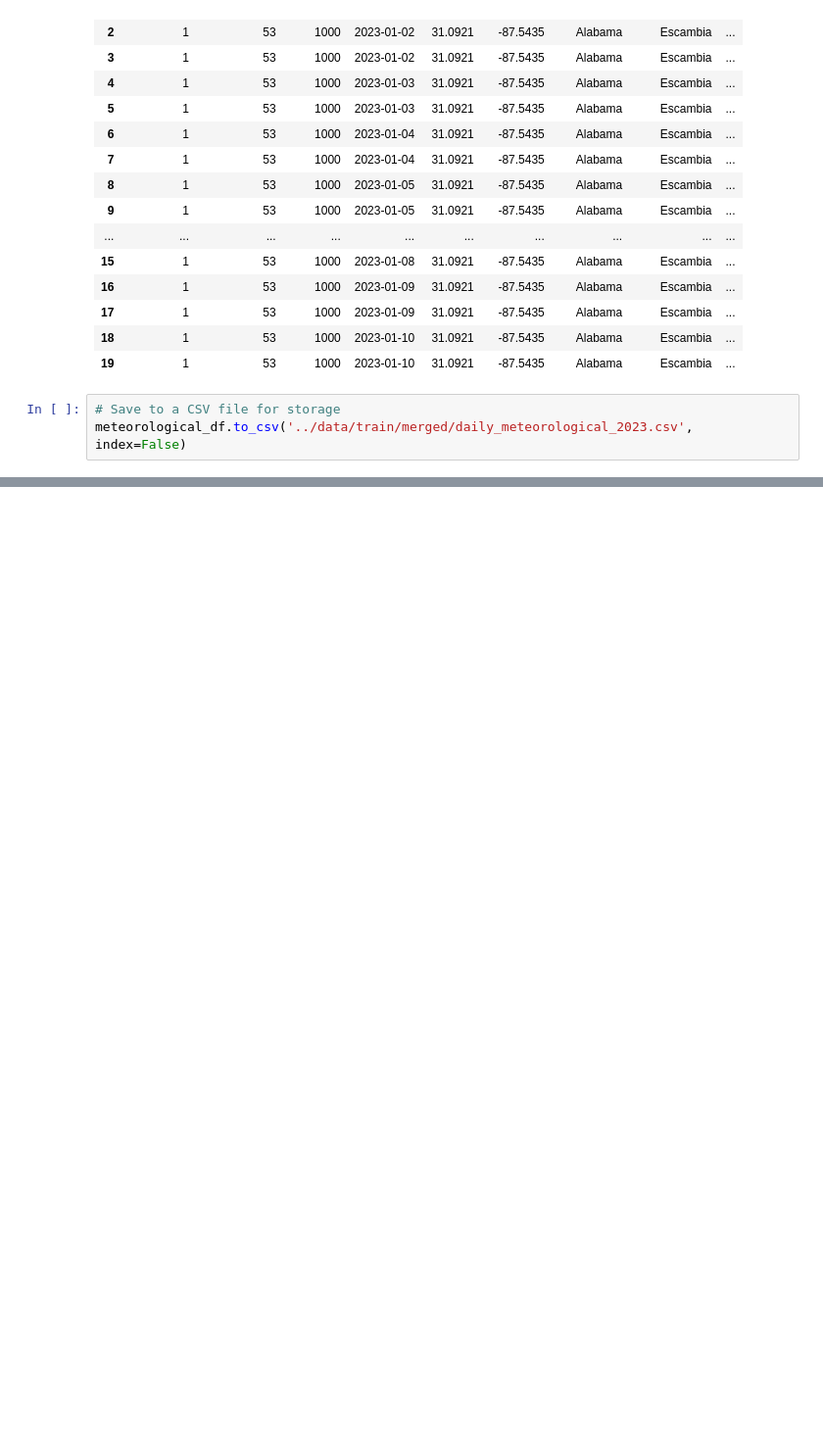
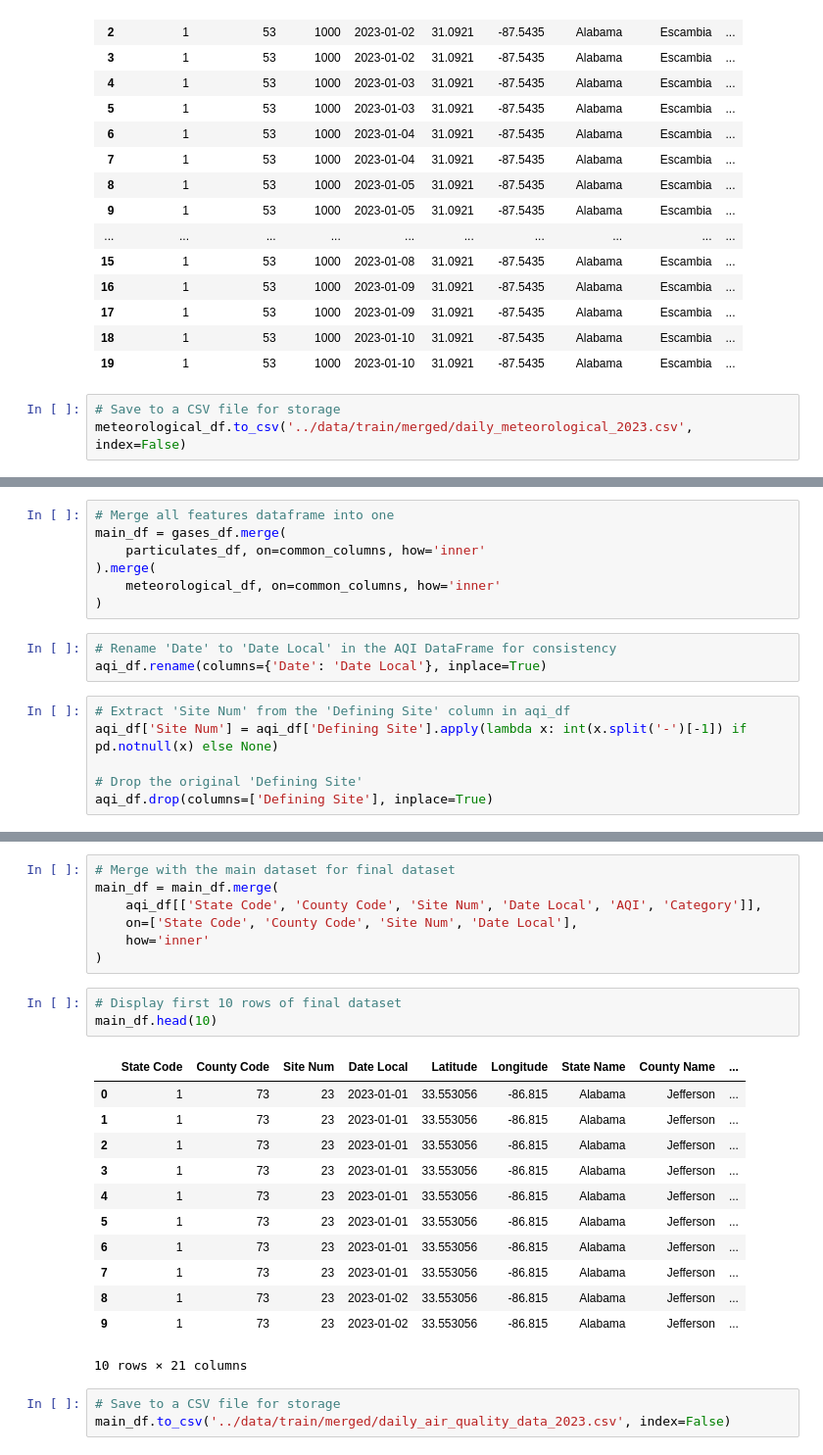
Before and after one commit to nehajanar/Air-Quality-Detection, a Jupyter notebook: code/aqi_prediction.ipynb, the cells around one changed output, grey strips where cells are left out. Shown: that part at 98% size. Drawn from its saved outputs; the diff is of its cells as text; blank space fills up the shorter version.

Commit message:
update code to merge features + labels -> final df

```diff
--- a/code/aqi_prediction.ipynb
+++ b/code/aqi_prediction.ipynb
@@ -268,0 +271,16 @@ meteorological_df.to_csv('../data/train/merged/daily_meteorological_2023.csv', i
+# %%
+# Merge all features dataframe into one
+main_df = gases_df.merge(
+    particulates_df, on=common_columns, how='inner'
+).merge(
+    meteorological_df, on=common_columns, how='inner'
+)
+# %%
+# Rename 'Date' to 'Date Local' in the AQI DataFrame for consistency
+aqi_df.rename(columns={'Date': 'Date Local'}, inplace=True)
+# %%
+# Extract 'Site Num' from the 'Defining Site' column in aqi_df
+aqi_df['Site Num'] = aqi_df['Defining Site'].apply(lambda x: int(x.split('-')[-1]) if pd.notnull(x) else None)
+
+# Drop the original 'Defining Site'
+aqi_df.drop(columns=['Defining Site'], inplace=True)
@@ -268,0 +296,26 @@ meteorological_df.to_csv('../data/train/merged/daily_meteorological_2023.csv', i
+# %%
+# Merge with the main dataset for final dataset
+main_df = main_df.merge(
+    aqi_df[['State Code', 'County Code', 'Site Num', 'Date Local', 'AQI', 'Category']],
+    on=['State Code', 'County Code', 'Site Num', 'Date Local'],
+    how='inner'
+)
+# %%
+# Display first 10 rows of final dataset
+main_df.head(10)
+# %% [output]
+|  | State Code | County Code | Site Num | Date Local | Latitude | Longitude | State Name | County Name | ... |
+| 0 | 1 | 73 | 23 | 2023-01-01 | 33.553056 | -86.815 | Alabama | Jefferson | ... |
+| 1 | 1 | 73 | 23 | 2023-01-01 | 33.553056 | -86.815 | Alabama | Jefferson | ... |
+| 2 | 1 | 73 | 23 | 2023-01-01 | 33.553056 | -86.815 | Alabama | Jefferson | ... |
+| 3 | 1 | 73 | 23 | 2023-01-01 | 33.553056 | -86.815 | Alabama | Jefferson | ... |
+| 4 | 1 | 73 | 23 | 2023-01-01 | 33.553056 | -86.815 | Alabama | Jefferson | ... |
+| 5 | 1 | 73 | 23 | 2023-01-01 | 33.553056 | -86.815 | Alabama | Jefferson | ... |
+| 6 | 1 | 73 | 23 | 2023-01-01 | 33.553056 | -86.815 | Alabama | Jefferson | ... |
+| 7 | 1 | 73 | 23 | 2023-01-01 | 33.553056 | -86.815 | Alabama | Jefferson | ... |
+| 8 | 1 | 73 | 23 | 2023-01-02 | 33.553056 | -86.815 | Alabama | Jefferson | ... |
+| 9 | 1 | 73 | 23 | 2023-01-02 | 33.553056 | -86.815 | Alabama | Jefferson | ... |
+10 rows × 21 columns
+# %%
+# Save to a CSV file for storage
+main_df.to_csv('../data/train/merged/daily_air_quality_data_2023.csv', index=False)
```
Also changed, not shown: parts of 3 cells of this notebook, 1 other file.
